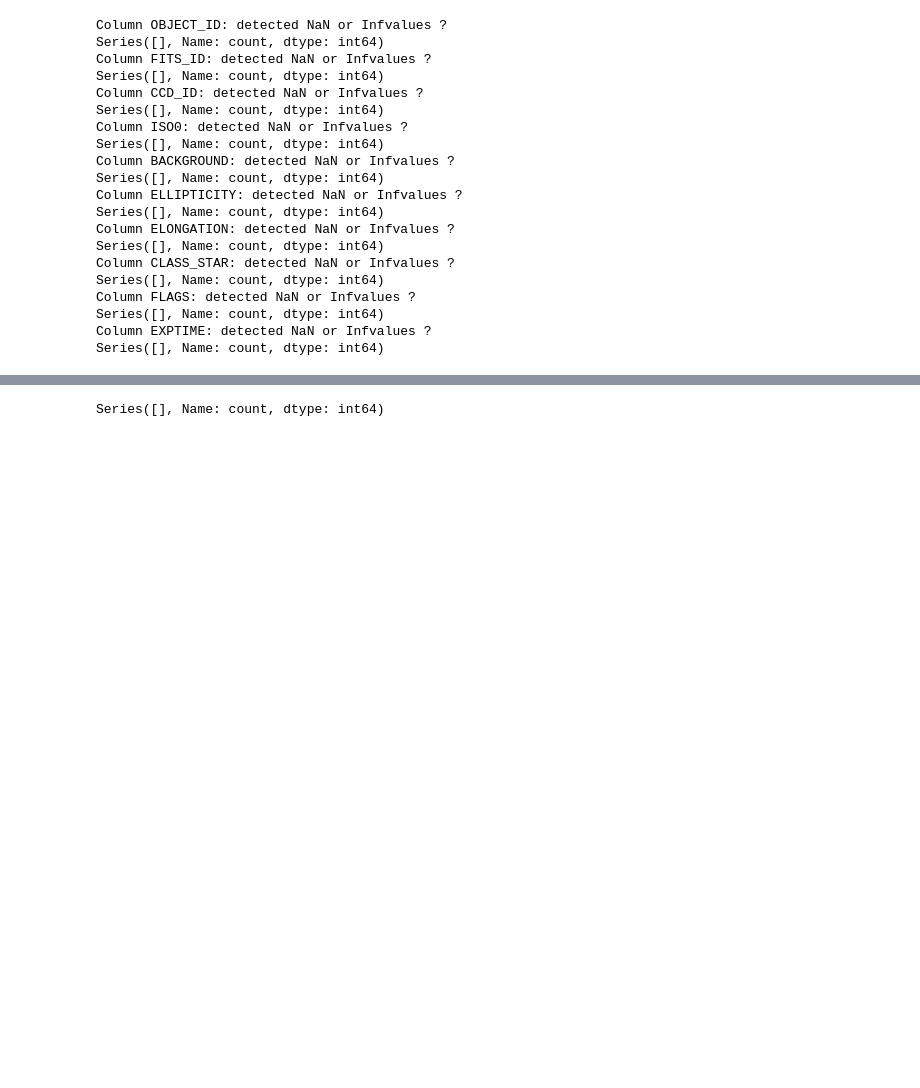
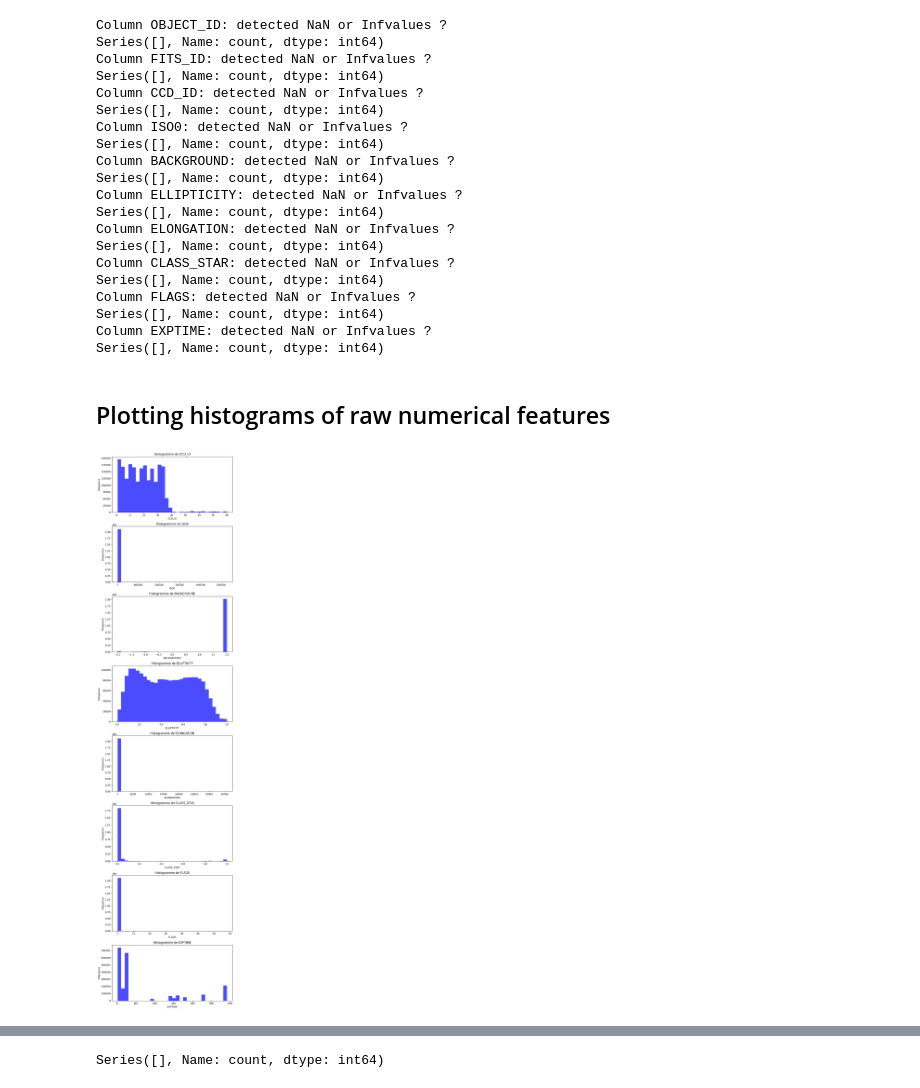
Before and after one commit to mfournigault/astro_iqa, a Jupyter notebook: src/modeling/datasets_verification.ipynb, the cells around one changed output, grey strips where cells are left out. Cells and saved outputs as stored; diff of their text form; code cells hidden in the pictures; blank space fills up the shorter version.

Commit message:
- datasets preparation: changed the catalog filenames by default - made a few fixes in the simple modeling - added outlier analyses in the dataset verification notebook

```diff
--- a/src/modeling/datasets_verification.ipynb
+++ b/src/modeling/datasets_verification.ipynb
@@ -18,10 +18,10 @@ proc_path = os.path.join(data_path, "processed")
 fm_path = os.path.join(data_path, "for_modeling")
 # %%
 catalog_paths = [
-        os.path.join(fm_path, "objects_catalog_cadc3.parquet.gz"),
-        os.path.join(fm_path, "objects_catalog_ngc0869.parquet.gz"),
-        os.path.join(fm_path, "objects_catalog_ngc0896.parquet.gz"),
-        os.path.join(fm_path, "objects_catalog_ngc7000.parquet.gz")
+        os.path.join(fm_path, "objects_catalog_cadc_bronze.parquet.gz"),
+        os.path.join(fm_path, "objects_catalog_ngc0869_bronze.parquet.gz"),
+        os.path.join(fm_path, "objects_catalog_ngc0896_bronze.parquet.gz"),
+        os.path.join(fm_path, "objects_catalog_ngc7000_bronze.parquet.gz")
     ]
 
 catalog = read_and_concat_catalogs(catalog_paths)
@@ -93,3 +93,27 @@ Column FLAGS: detected NaN or Infvalues ?
 Series([], Name: count, dtype: int64)
 Column EXPTIME: detected NaN or Infvalues ?
 Series([], Name: count, dtype: int64)
+# %% [markdown]
+## Plotting histograms of raw numerical features
+# %%
+import matplotlib.pyplot as plt
+import pandas as pd
+
+# Select numeric columns for histogram plotting
+numeric_cols = catalog.select_dtypes(include=['number']).columns
+
+# Create a figure with subplots for each numeric column
+fig, axes = plt.subplots(nrows=len(numeric_cols), ncols=1, figsize=(8, 4*len(numeric_cols)))
+if len(numeric_cols) == 1:
+    axes = [axes]  # Ensure axes is iterable
+
+for ax, col in zip(axes, numeric_cols):
+    ax.hist(catalog[col].dropna(), bins=30, color='blue', alpha=0.7)
+    ax.set_title(f'Histogramme de {col}')
+    ax.set_xlabel(col)
+    ax.set_ylabel('Fréquence')
+
+plt.tight_layout()
+plt.show()
+# %% [output]
+[figure, added]
```
Also changed, not shown: parts of 4 cells of this notebook, 1 other file.
